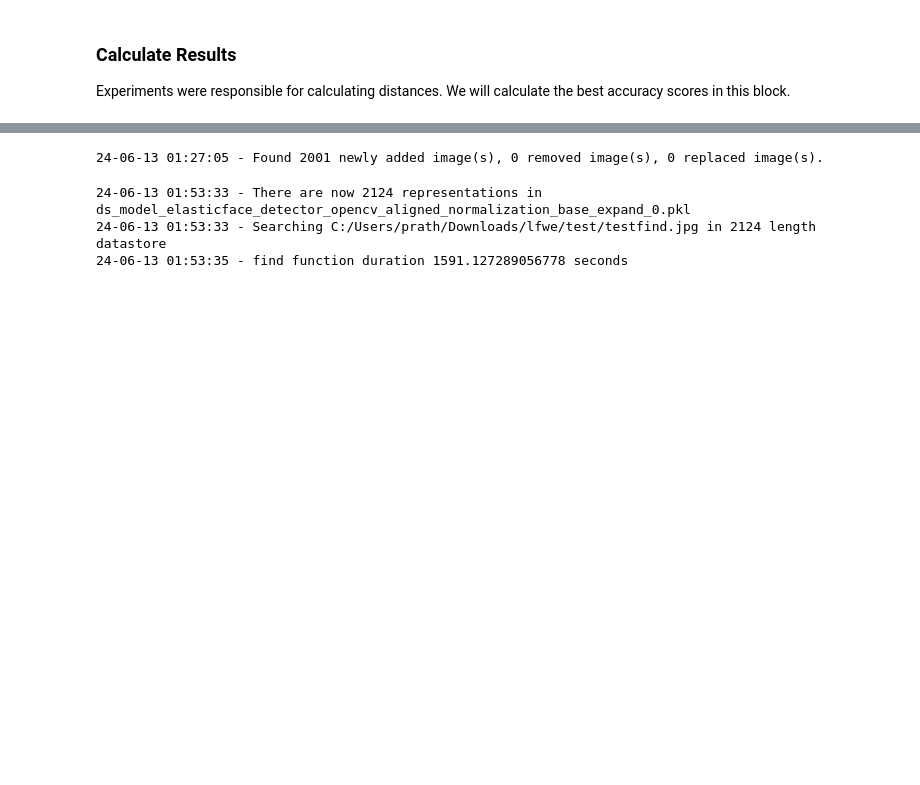
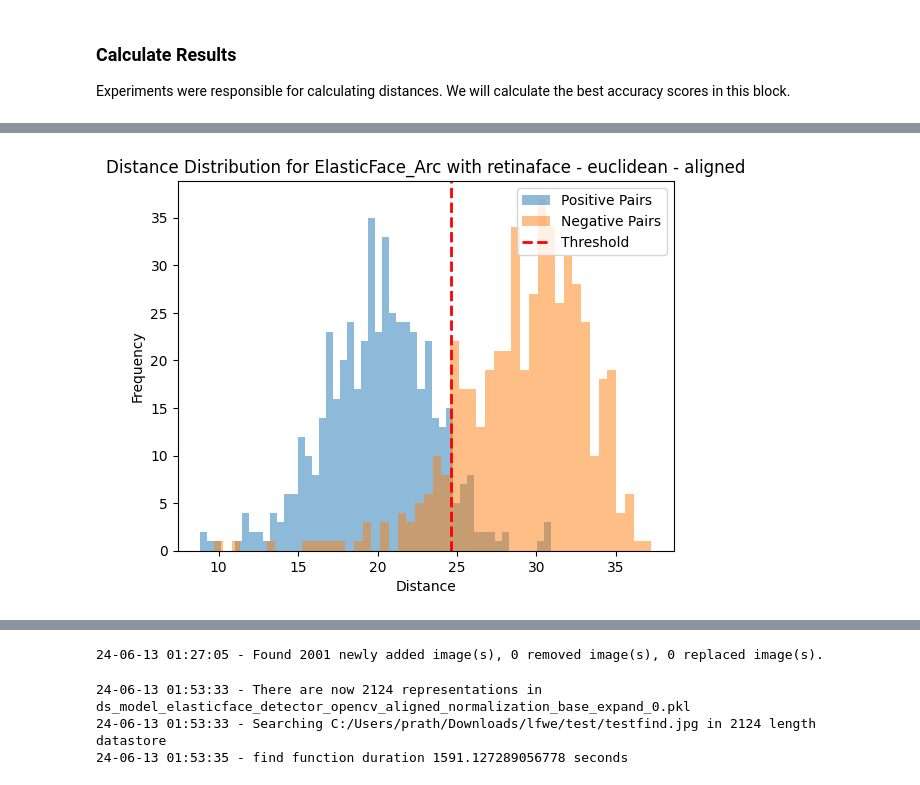
Before and after one commit to p-r-a-t-h-a-m/Enhanced-Deepface, a Jupyter notebook: Perform-Experiments.ipynb, the cells around one changed output, grey strips where cells are left out. Drawn from its saved outputs; the diff is of its cells as text; code cells hidden in the pictures; blank space fills up the shorter version.

```diff
--- a/Perform-Experiments.ipynb
+++ b/Perform-Experiments.ipynb
@@ -72,22 +64,7 @@ else:
 # %% [markdown]
 ### Save LFW image pairs into file system
 # %%
-for i in tqdm(range(0, instances)):
-    img1_target = f"lfwe/test/{i}_1.jpg"
-    img2_target = f"lfwe/test/{i}_2.jpg"
-
-    if os.path.exists(img1_target) != True:
-        img1 = pairs[i][0]
-        # plt.imsave(img1_target, img1/255) #works for my mac
-        plt.imsave(img1_target, img1) #works for my debian
-
-    if os.path.exists(img2_target) != True:
-        img2 = pairs[i][1]
-        # plt.imsave(img2_target, img2/255) #works for my mac
-        plt.imsave(img2_target, img2) #works for my debian
-
-if os.path.exists(pairs_touch) != True:
-    open(pairs_touch,'a').close()
+### Save LFW image pairs into file system
 # %% [markdown]
 ### Perform Experiments
 
@@ -138,0 +197,74 @@ base_df = pd.DataFrame(data, columns=models, index=detectors)
+# %%
+for is_aligned in alignment:
+    for distance_metric in metrics:
+
+        current_df = base_df.copy()
+        current_df["threshold"] = 0.0  # Initialize a new column for thresholds
+
+        target_file = f"results/pivot_{distance_metric}_with_alignment_{is_aligned}.csv"
+        if os.path.exists(target_file):
+            continue
+
+        for model_name in models:
+            for detector_backend in detectors:
+
+                align = "aligned" if is_aligned is True else "unaligned"
+
+                if detector_backend == "skip" and is_aligned is True:
+                    # Alignment is not possible for a skipped detector configuration
+                    align = "unaligned"
+
+                source_file = f"outputs/test/{model_name}_{detector_backend}_{distance_metric}_{align}.csv"
+                df = pd.read_csv(source_file)
+
+                positive_mean = df[(df["actuals"] == True) | (df["actuals"] == 1)]["distances"].mean()
+                negative_mean = df[(df["actuals"] == False) | (df["actuals"] == 0)]["distances"].mean()
+
+                distances = sorted(df["distances"].values.tolist())
+
+                items = []
+                for i, distance in enumerate(distances):
+                    if distance >= positive_mean and distance <= negative_mean:
+                        sandbox_df = df.copy()
+                        sandbox_df["predictions"] = False
+                        idx = sandbox_df[sandbox_df["distances"] < distance].index
+                        sandbox_df.loc[idx, "predictions"] = True
+
+                        actuals = sandbox_df.actuals.values.tolist()
+                        predictions = sandbox_df.predictions.values.tolist()
+                        accuracy = 100 * accuracy_score(actuals, predictions)
+                        items.append((distance, accuracy))
+
+                pivot_df = pd.DataFrame(items, columns=["distance", "accuracy"])
+                pivot_df = pivot_df.sort_values(by=["accuracy"], ascending=False)
+                threshold = pivot_df.iloc[0]["distance"]
+                accuracy = pivot_df.iloc[0]["accuracy"]
+
+                # Store accuracy and threshold in current_df
+                current_df.at[detector_backend, model_name] = round(accuracy, 1)
+                current_df.at[detector_backend, "threshold"] = round(threshold, 4)
+
+                # Visualization
+                positive_distances = df[df["actuals"] == 1]["distances"]
+                negative_distances = df[df["actuals"] == 0]["distances"]
+
+                plt.hist(positive_distances, bins=50, alpha=0.5, label='Positive Pairs')
+                plt.hist(negative_distances, bins=50, alpha=0.5, label='Negative Pairs')
+                plt.axvline(threshold, color='red', linestyle='dashed', linewidth=2, label='Threshold')
+                plt.xlabel('Distance')
+                plt.ylabel('Frequency')
+                plt.legend(loc='upper right')
+                plt.title(f'Distance Distribution for {model_name} with {detector_backend} - {distance_metric} - {align}')
+                plt.show()
+
+                # Analysis
+                false_positives = df[(df["actuals"] == 0) & (df["distances"] < threshold)]
+                false_negatives = df[(df["actuals"] == 1) & (df["distances"] > threshold)]
+
+                print(f"False Positives: {len(false_positives)}")
+                print(f"False Negatives: {len(false_negatives)}")
+
+        current_df.to_csv(target_file)
+        print(f"{target_file} saved")
+# %% [output]
+[figure, added]
```
Also changed, not shown: parts of 11 cells of this notebook, 1 other file.
